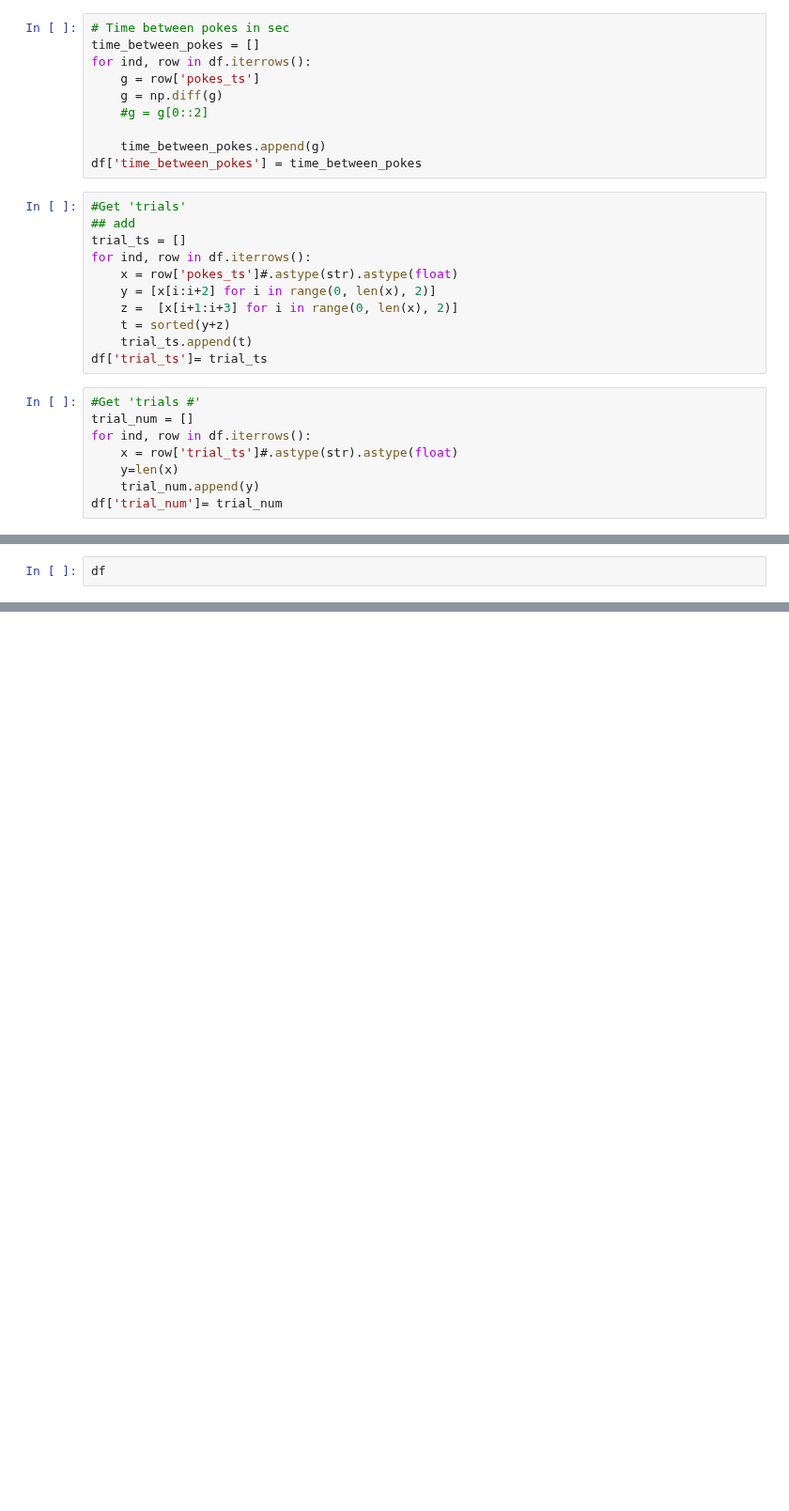
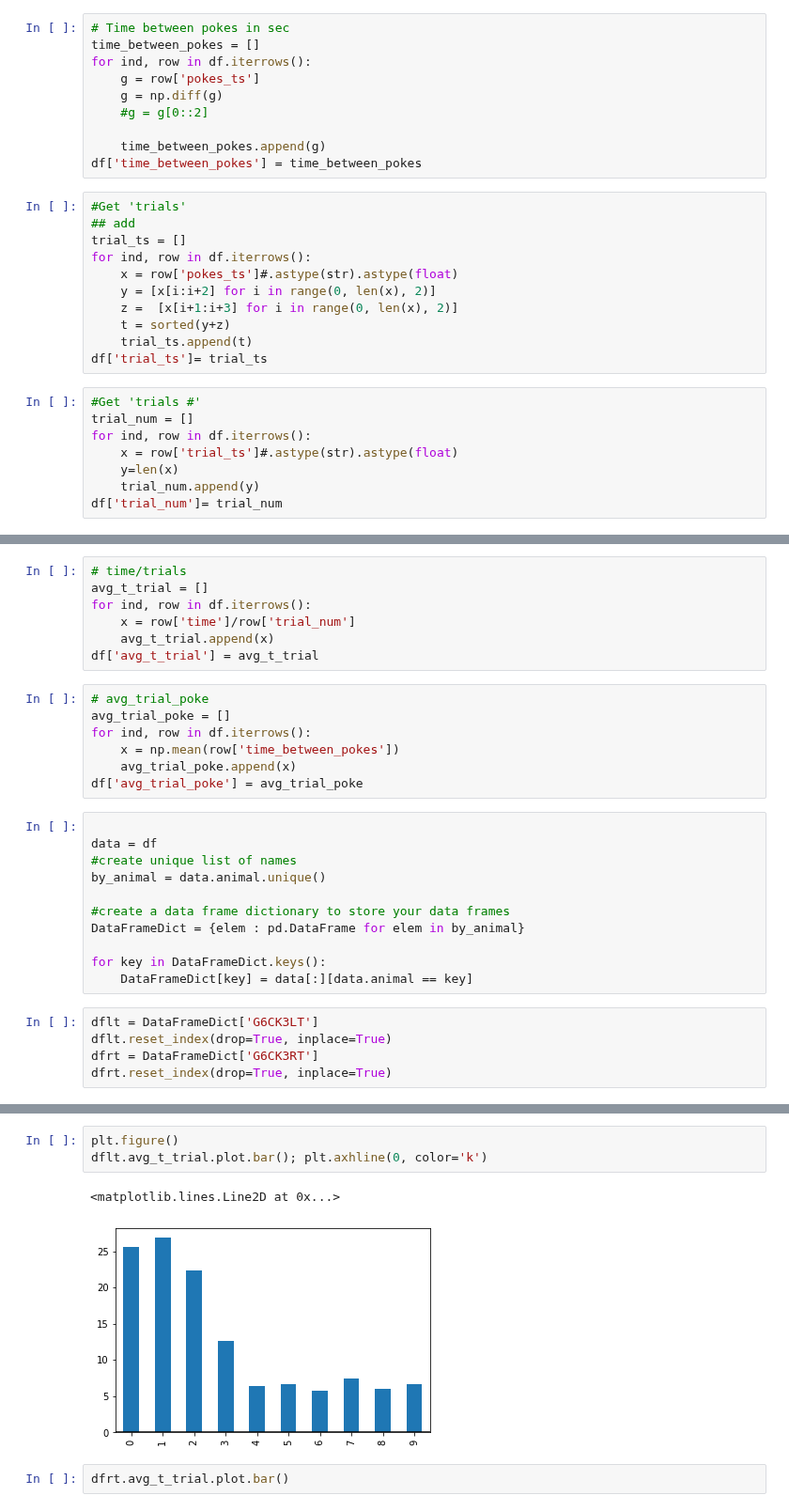
Before and after one commit to nielllab/FreelyMovingEphys, a Jupyter notebook: project_analysis/object_avoidance/oa_performance.ipynb, the cells around one changed output, grey strips where cells are left out. Shown at 94% size. Cells and saved outputs as stored; diff of their text form; blank space fills up the shorter version.

```diff
--- a/project_analysis/object_avoidance/oa_performance.ipynb
+++ b/project_analysis/object_avoidance/oa_performance.ipynb
@@ -134,4 +140,32 @@ for ind, row in df.iterrows():
     time.append(y)
 df['time'] = time
+# %%
+# time/trials
+avg_t_trial = []
+for ind, row in df.iterrows():
+    x = row['time']/row['trial_num']
+    avg_t_trial.append(x)
+df['avg_t_trial'] = avg_t_trial
+# %%
+# avg_trial_poke
+avg_trial_poke = []
+for ind, row in df.iterrows():
+    x = np.mean(row['time_between_pokes'])
+    avg_trial_poke.append(x)
+df['avg_trial_poke'] = avg_trial_poke
+# %%
+
+data = df
+#create unique list of names
+by_animal = data.animal.unique()
+
+#create a data frame dictionary to store your data frames
+DataFrameDict = {elem : pd.DataFrame for elem in by_animal}
+
+for key in DataFrameDict.keys():
+    DataFrameDict[key] = data[:][data.animal == key]
 # %%
-df
+dflt = DataFrameDict['G6CK3LT']
+dflt.reset_index(drop=True, inplace=True)
+dfrt = DataFrameDict['G6CK3RT']
+dfrt.reset_index(drop=True, inplace=True)
@@ -152,0 +220,8 @@ df
+# %%
+plt.figure()
+dflt.avg_t_trial.plot.bar(); plt.axhline(0, color='k')
+# %% [output]
+<matplotlib.lines.Line2D at 0x...>
+[figure, added]
+# %%
+dfrt.avg_t_trial.plot.bar()
```
Also changed, not shown: parts of 11 cells of this notebook, 1 other file.
